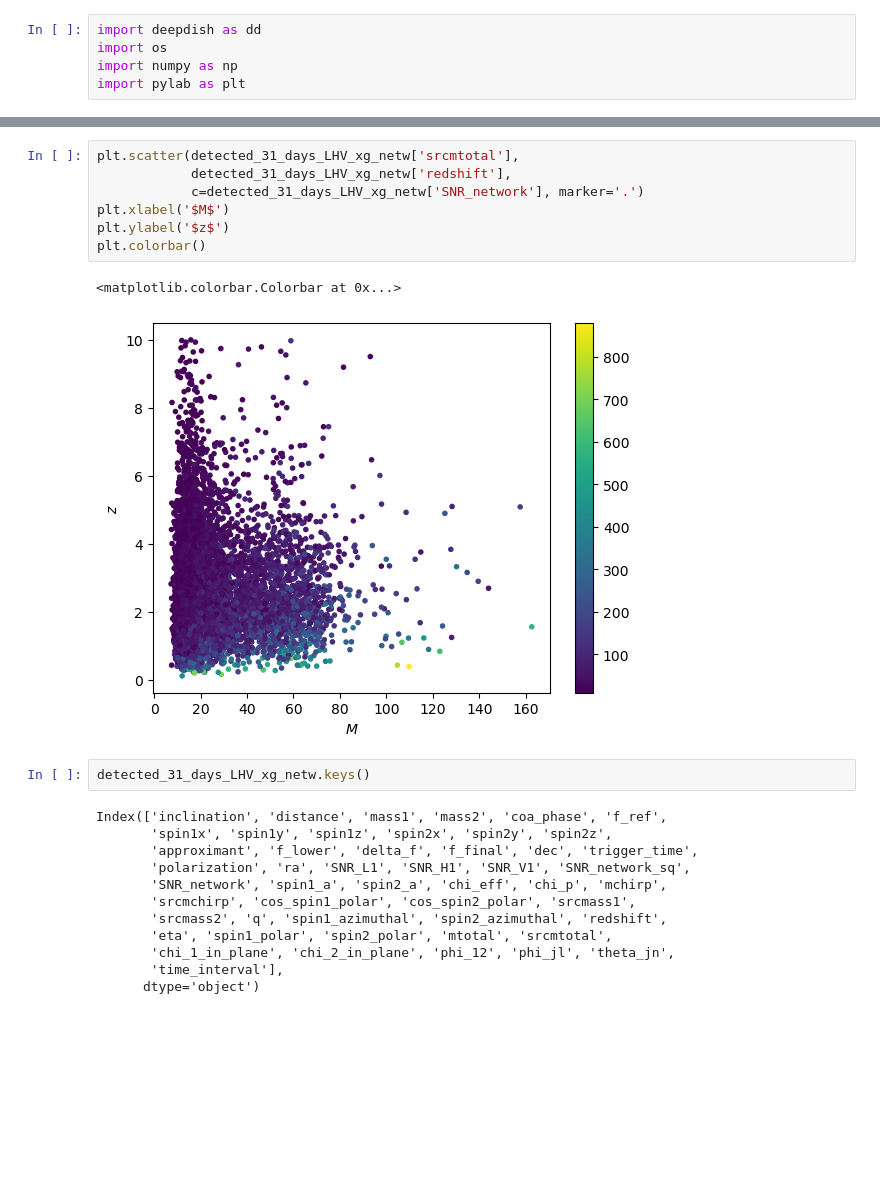
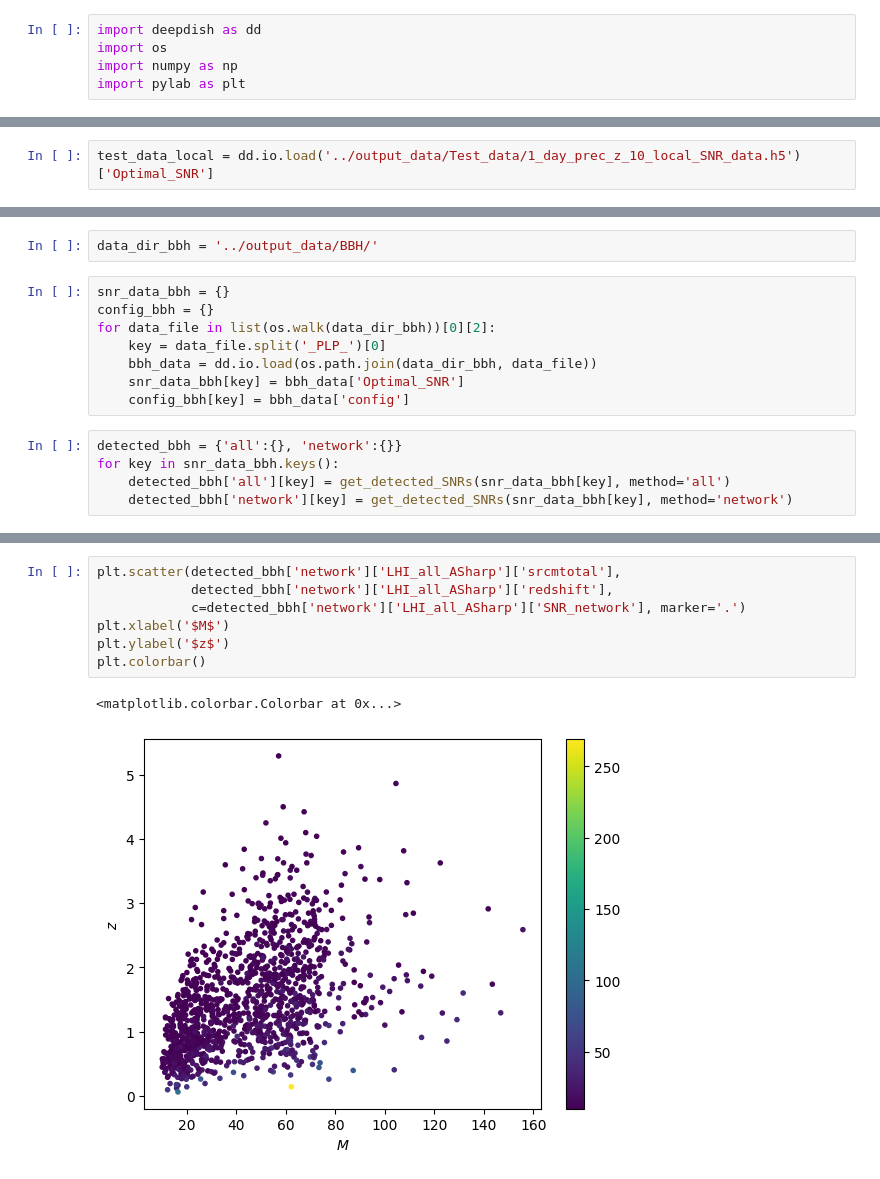
Before and after one commit to divyajyoti09/next_gen_detect, a Jupyter notebook: SNR_plots.ipynb, the cells around one changed output, grey strips where cells are left out. Drawn from its saved outputs; the diff is of its cells as text; blank space fills up the shorter version.

```diff
--- a/SNR_plots.ipynb
+++ b/SNR_plots.ipynb
@@ -77,0 +38,2 @@ detected_31_days_LHV_xg_netw = get_detected_SNRs(data_31_days_LHV_XG)['network']
+# %%
+test_data_local = dd.io.load('../output_data/Test_data/1_day_prec_z_10_local_SNR_data.h5')['Optimal_SNR']
@@ -77,0 +47,15 @@ detected_31_days_LHV_xg_netw = get_detected_SNRs(data_31_days_LHV_XG)['network']
+# %%
+data_dir_bbh = '../output_data/BBH/'
+# %%
+snr_data_bbh = {}
+config_bbh = {}
+for data_file in list(os.walk(data_dir_bbh))[0][2]:
+    key = data_file.split('_PLP_')[0]
+    bbh_data = dd.io.load(os.path.join(data_dir_bbh, data_file))
+    snr_data_bbh[key] = bbh_data['Optimal_SNR']
+    config_bbh[key] = bbh_data['config']
+# %%
+detected_bbh = {'all':{}, 'network':{}}
+for key in snr_data_bbh.keys():
+    detected_bbh['all'][key] = get_detected_SNRs(snr_data_bbh[key], method='all')
+    detected_bbh['network'][key] = get_detected_SNRs(snr_data_bbh[key], method='network')
@@ -78,24 +85,10 @@ detected_31_days_LHV_xg_netw = get_detected_SNRs(data_31_days_LHV_XG)['network']
 # %%
-plt.scatter(detected_31_days_LHV_xg_netw['srcmtotal'],
-            detected_31_days_LHV_xg_netw['redshift'],
-            c=detected_31_days_LHV_xg_netw['SNR_network'], marker='.')
+plt.scatter(detected_bbh['network']['LHI_all_ASharp']['srcmtotal'],
+            detected_bbh['network']['LHI_all_ASharp']['redshift'],
+            c=detected_bbh['network']['LHI_all_ASharp']['SNR_network'], marker='.')
 plt.xlabel('$M$')
 plt.ylabel('$z$')
 plt.colorbar()
 # %% [output]
 <matplotlib.colorbar.Colorbar at 0x...>
-[figure, old version]
+[figure, new version]
-# %%
-detected_31_days_LHV_xg_netw.keys()
-# %% [output]
-Index(['inclination', 'distance', 'mass1', 'mass2', 'coa_phase', 'f_ref',
-       'spin1x', 'spin1y', 'spin1z', 'spin2x', 'spin2y', 'spin2z',
-       'approximant', 'f_lower', 'delta_f', 'f_final', 'dec', 'trigger_time',
-       'polarization', 'ra', 'SNR_L1', 'SNR_H1', 'SNR_V1', 'SNR_network_sq',
-       'SNR_network', 'spin1_a', 'spin2_a', 'chi_eff', 'chi_p', 'mchirp',
-       'srcmchirp', 'cos_spin1_polar', 'cos_spin2_polar', 'srcmass1',
-       'srcmass2', 'q', 'spin1_azimuthal', 'spin2_azimuthal', 'redshift',
-       'eta', 'spin1_polar', 'spin2_polar', 'mtotal', 'srcmtotal',
-       'chi_1_in_plane', 'chi_2_in_plane', 'phi_12', 'phi_jl', 'theta_jn',
-       'time_interval'],
-      dtype='object')
```
Also changed, not shown: parts of 26 cells of this notebook, 9 other files.
